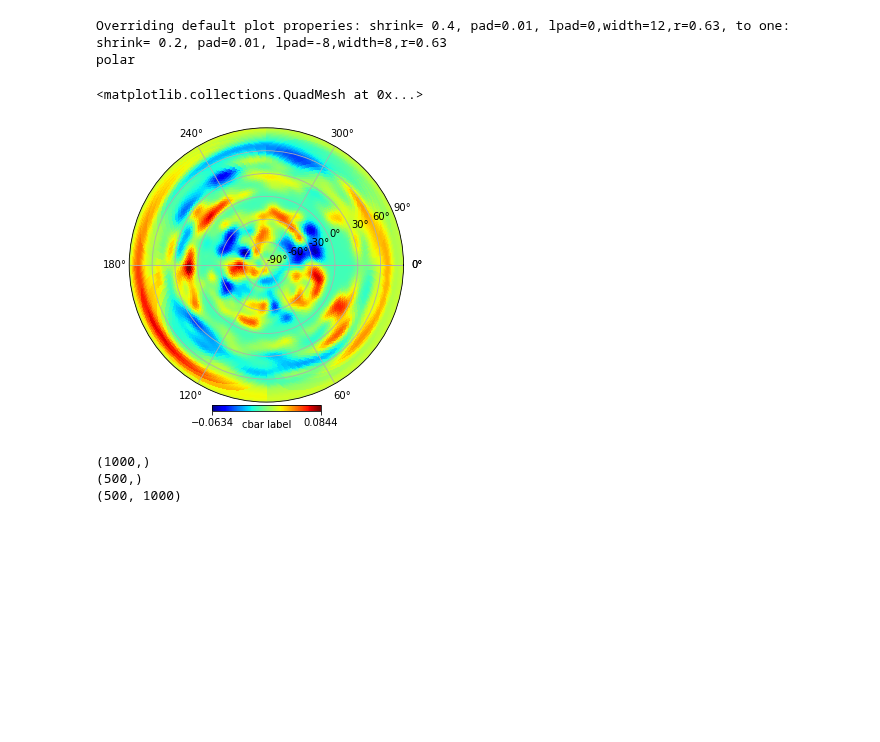
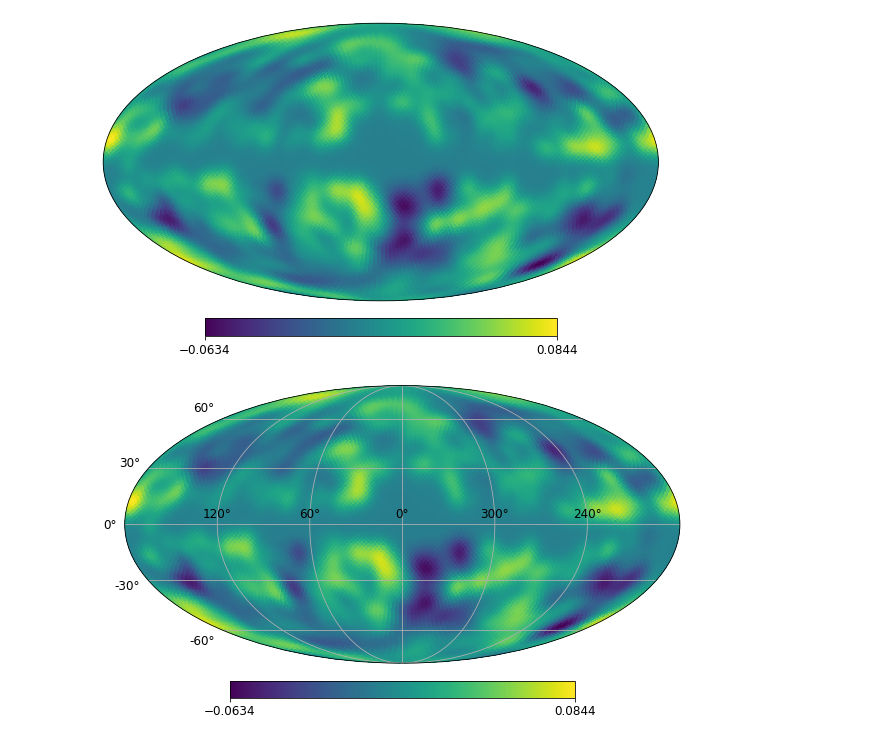
Before and after one commit to healpy/healpy, a Jupyter notebook: doc/newvisufunc_example.ipynb, the cells around one changed output. Saved outputs shown, nothing was run; the diff lists cells and outputs as text; code cells hidden in the pictures; blank space fills up the shorter version.

Commit message:
Revisioned version of the newvisufunc.py and its example notebook.

```diff
--- a/doc/newvisufunc_example.ipynb
+++ b/doc/newvisufunc_example.ipynb
@@ -145,25 +0,0 @@ polar
-# %%
-# polar view, override example
-newvisufunc.projview(map, coord=['G'],hold=False,graticule=True, graticule_labels=True,flip='astro',
-                    projection_type="polar",unit='cbar label', cb_orientation='horizontal',
-                    override_plot_properties=[0.2,0.01,-8,8,0.63])
-# %% [output]
-Overriding default plot properies: shrink= 0.4, pad=0.01, lpad=0,width=12,r=0.63, to one:  shrink= 0.2, pad=0.01, lpad=-8,width=8,r=0.63
-polar
-<matplotlib.collections.QuadMesh at 0x...>
-[figure, removed]
-# %%
-# return only data
-# [longitude,  latitude, grid_map]
-# longitude,  latitude are 1D arrays to convert them to 2D arrays for the plot use np.meshgrid(longitude,  latitude)
-# longtitude goes from -pi to pi (-180 to 180 in degs)
-# latitude goes from -pi/2 to pi/2 (-90 to 90 in degs)
-
-longitude,  latitude, grid_map = newvisufunc.projview(map, coord=['G'],return_only_data=True)
-print(longitude.shape)
-print(latitude.shape)
-print(grid_map.shape)
-# %% [output]
-(1000,)
-(500,)
-(500, 1000)
@@ -169,0 +4,17 @@ print(grid_map.shape)
+# %%
+m = hp.read_map(
+    "https://github.com/healpy/healpy/blob/master/healpy/test/data/wmap_band_iqumap_r9_7yr_W_v4_udgraded32_masked_smoothed10deg_fortran.fits?raw=true"
+)
+# %%
+# classic healpy mollweide projections plot
+# other matplotlib projections are possible, such as: "aitoff","hammer",lambert"
+projview(m, coord=["G"], flip="astro", projection_type="mollweide")
+# %% [output]
+[figure, added]
+# %%
+# classic healpy mollweide projections plot with graticule
+projview(
+    m, coord=["G"], graticule=True, graticule_labels=True, projection_type="mollweide"
+)
+# %% [output]
+[figure, added]
```
Also changed, not shown: parts of 36 cells of this notebook, 2 other files.
